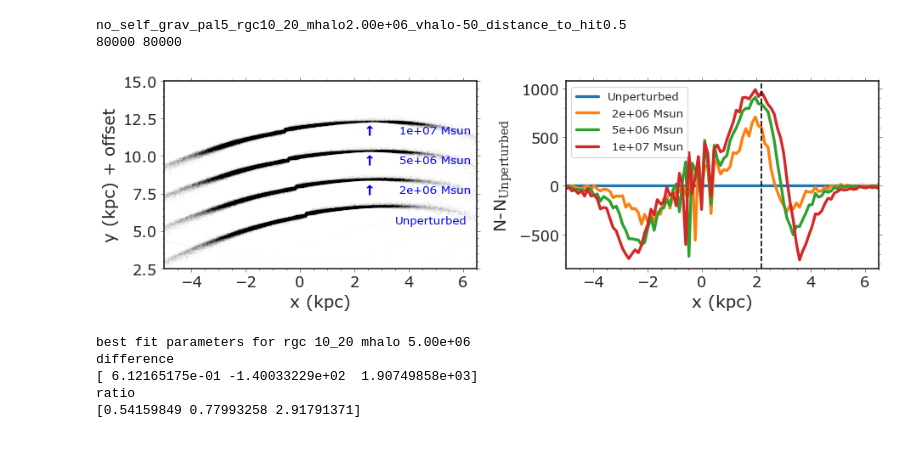
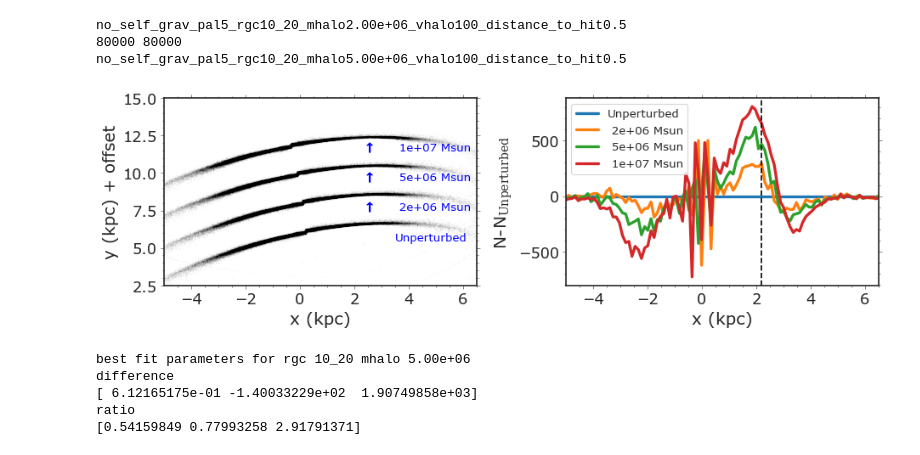
Before and after one commit to caganze/stellarstreams, a Jupyter notebook: notebooks/Poster Figures, Streams, Diagnostics.ipynb, the cells around one changed output. Saved outputs shown, nothing was run; the diff lists cells and outputs as text; code cells hidden in the pictures.

```diff
--- a/notebooks/Poster Figures, Streams, Diagnostics.ipynb
+++ b/notebooks/Poster Figures, Streams, Diagnostics.ipynb
@@ -283,33 +287,34 @@ no_self_grav_pal5_rgc50_60_mhalo2.00e+06_vhalo-50_distance_to_hit0.8
 # %%
 xgrid=np.linspace(-5, 6.5, 100)
-vhalo=-50
+vhalo=100
 distance_to_hit=0.5
 #compare and contrast
 
 fig,(ax, ax1)=plt.subplots(figsize=(12,4), ncols=2)
 
-_ =visualize_stream('10_20', [-5, 6.5], [2.5, 15], xgrid, -50, ax, ax1, offset=2, ratios=True)
+_ =visualize_stream('10_20', [-5, 6.5], [2.5, 15], xgrid, vhalo, ax, ax1, offset=2, ratios=True)
 
 ax.text(3.5, 11.5, " {:.0e} Msun".format(1e7) ,c='b', fontsize=12)
 ax.text(3.5, 9.5, " {:.0e} Msun".format(5e6) ,c='b', fontsize=12)
 ax.text(3.5, 7.5, " {:.0e} Msun".format(2e6) ,c='b', fontsize=12)
 ax.text(3.5, 5.5, "Unperturbed".format(5e6) ,c='b', fontsize=12)
 
 ax.scatter(2.5,  11.75, color='b', marker='$\u2191$', s=100)
 ax.scatter(2.5,  9.75, color='b', marker='$\u2191$', s=100)
 ax.scatter(2.5,  7.75, color='b', marker='$\u2191$', s=100)
 
 ax1.legend(fontsize=12)
 ax1.axvline(2.2, linestyle='--', c='k')
 ax1.minorticks_on()
 plt.tight_layout()
 ax1.set(ylabel=r'N-N$_{\rm Unperturbed}$')
 
 plt.savefig(path_plot+'/streams{}.jpeg'.format('10_20'), bbox_inches='tight')
 # %% [output]
-no_self_grav_pal5_rgc10_20_mhalo2.00e+06_vhalo-50_distance_to_hit0.5
+no_self_grav_pal5_rgc10_20_mhalo2.00e+06_vhalo100_distance_to_hit0.5
 80000 80000
+no_self_grav_pal5_rgc10_20_mhalo5.00e+06_vhalo100_distance_to_hit0.5
-[figure, old version]
+[figure, new version]
 # %%
 from scipy.optimize import curve_fit
 #annoying bcz curvefit doesn't take keyword arguments
```
Also changed, not shown: parts of 14 cells of this notebook, 11 other files.
